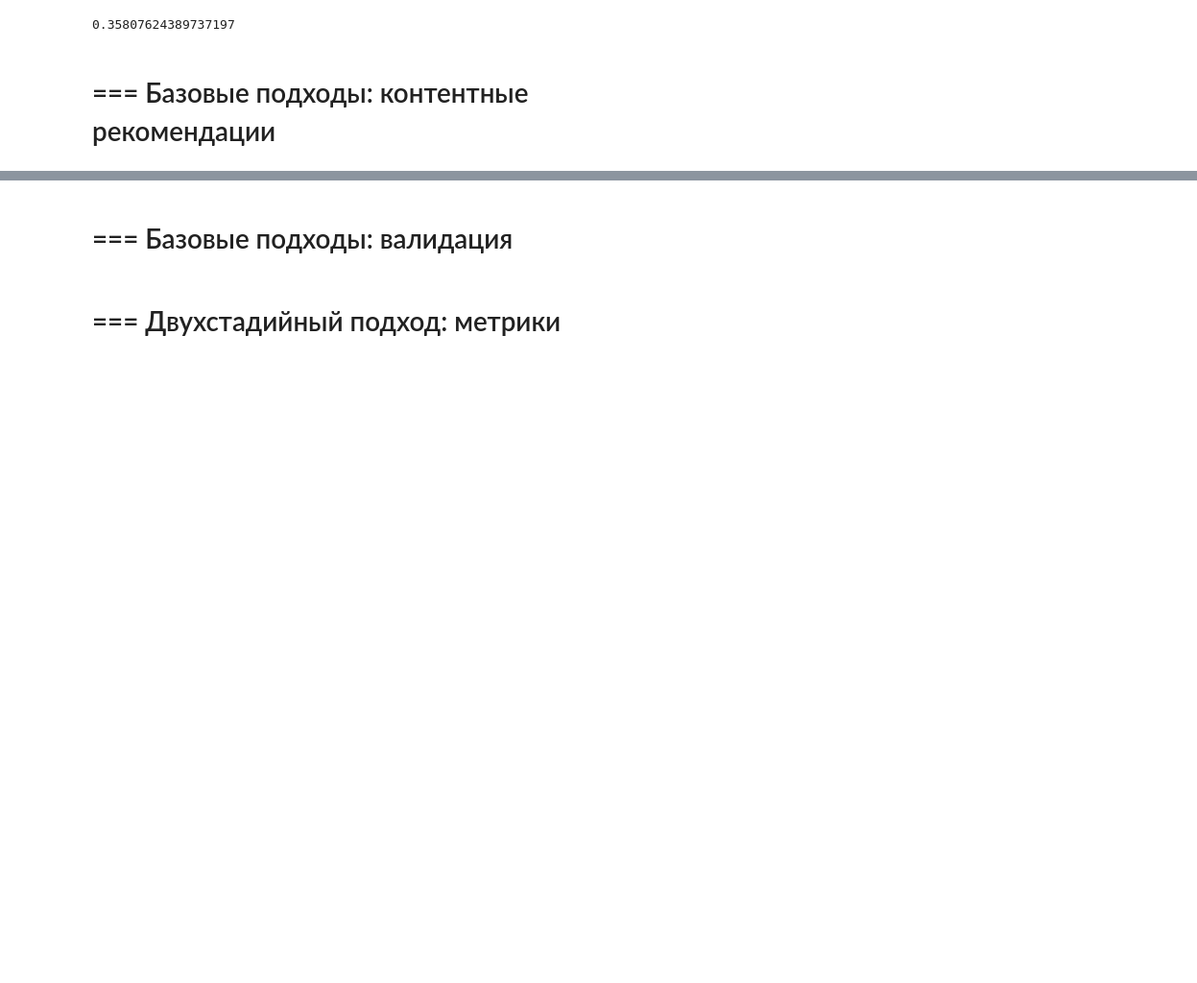
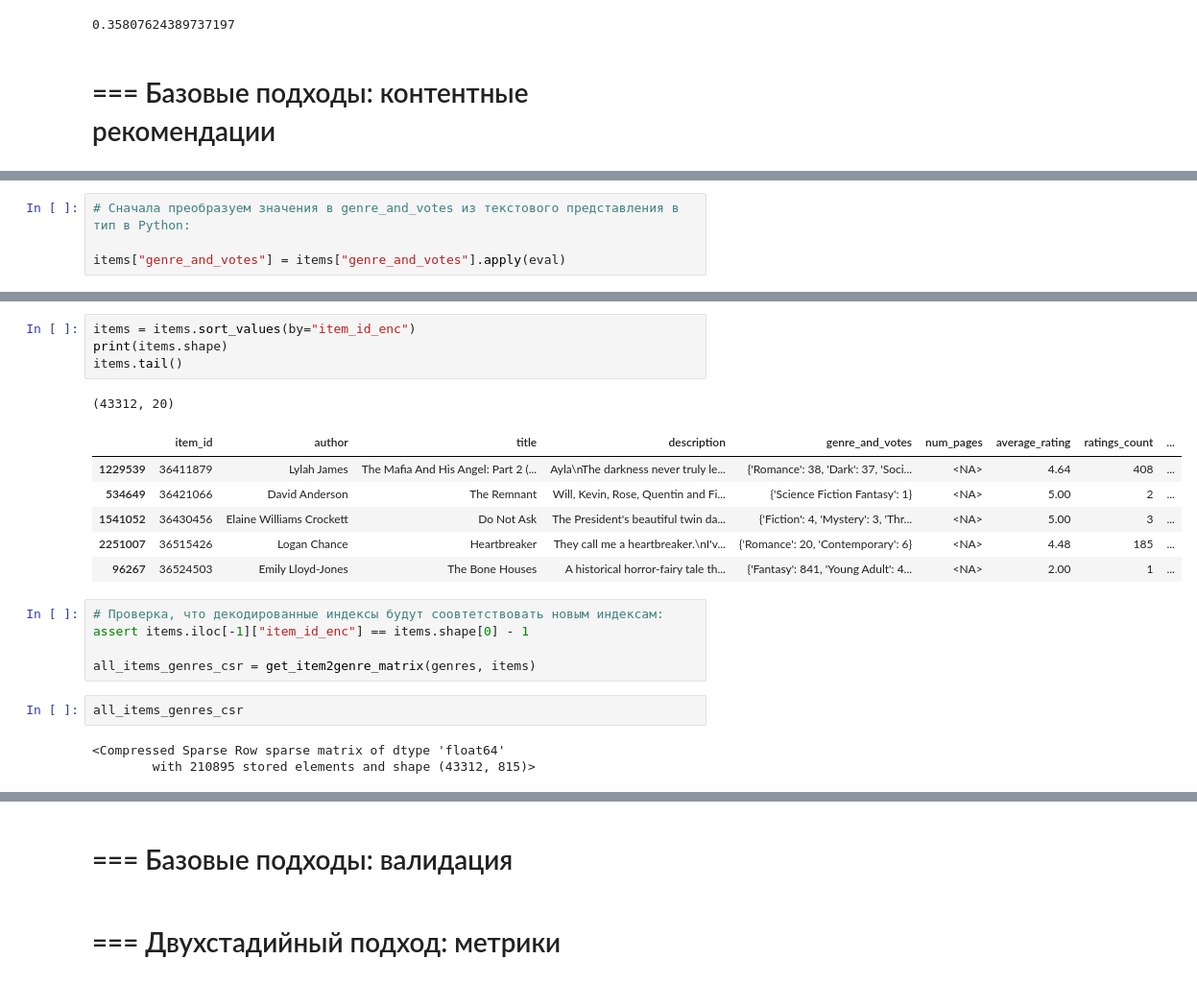
Before and after one commit to bos1988/practicum_mle_4_recsys, a Jupyter notebook: main_offline.ipynb, the cells around one changed output, grey strips where cells are left out. Shown at 96% size. Saved outputs shown, nothing was run; the diff lists cells and outputs as text; blank space fills up the shorter version.

```diff
--- a/main_offline.ipynb
+++ b/main_offline.ipynb
@@ -913,0 +978,4 @@ ndcg_at_5_scores.notna().sum() / ndcg_at_5_scores.shape[0]
+# %%
+# Сначала преобразуем значения в genre_and_votes из текстового представления в тип в Python:
+
+items["genre_and_votes"] = items["genre_and_votes"].apply(eval)
@@ -913,0 +1060,22 @@ ndcg_at_5_scores.notna().sum() / ndcg_at_5_scores.shape[0]
+# %%
+items = items.sort_values(by="item_id_enc")
+print(items.shape)
+items.tail()
+# %% [output]
+(43312, 20)
+|  | item_id | author | title | description | genre_and_votes | num_pages | average_rating | ratings_count | ... |
+| 1229539 | 36411879 | Lylah James | The Mafia And His Angel: Part 2 (... | Ayla\nThe darkness never truly le... | {'Romance': 38, 'Dark': 37, 'Soci... | <NA> | 4.64 | 408 | ... |
+| 534649 | 36421066 | David Anderson | The Remnant | Will, Kevin, Rose, Quentin and Fi... | {'Science Fiction Fantasy': 1} | <NA> | 5.00 | 2 | ... |
+| 1541052 | 36430456 | Elaine Williams Crockett | Do Not Ask | The President's beautiful twin da... | {'Fiction': 4, 'Mystery': 3, 'Thr... | <NA> | 5.00 | 3 | ... |
+| 2251007 | 36515426 | Logan Chance | Heartbreaker | They call me a heartbreaker.\nI'v... | {'Romance': 20, 'Contemporary': 6} | <NA> | 4.48 | 185 | ... |
+| 96267 | 36524503 | Emily Lloyd-Jones | The Bone Houses | A historical horror-fairy tale th... | {'Fantasy': 841, 'Young Adult': 4... | <NA> | 2.00 | 1 | ... |
+# %%
+# Проверка, что декодированные индексы будут соовтетствовать новым индексам:
+assert items.iloc[-1]["item_id_enc"] == items.shape[0] - 1
+
+all_items_genres_csr = get_item2genre_matrix(genres, items)
+# %%
+all_items_genres_csr
+# %% [output]
+<Compressed Sparse Row sparse matrix of dtype 'float64'
+        with 210895 stored elements and shape (43312, 815)>
```
Also changed, not shown: parts of 36 cells of this notebook.
